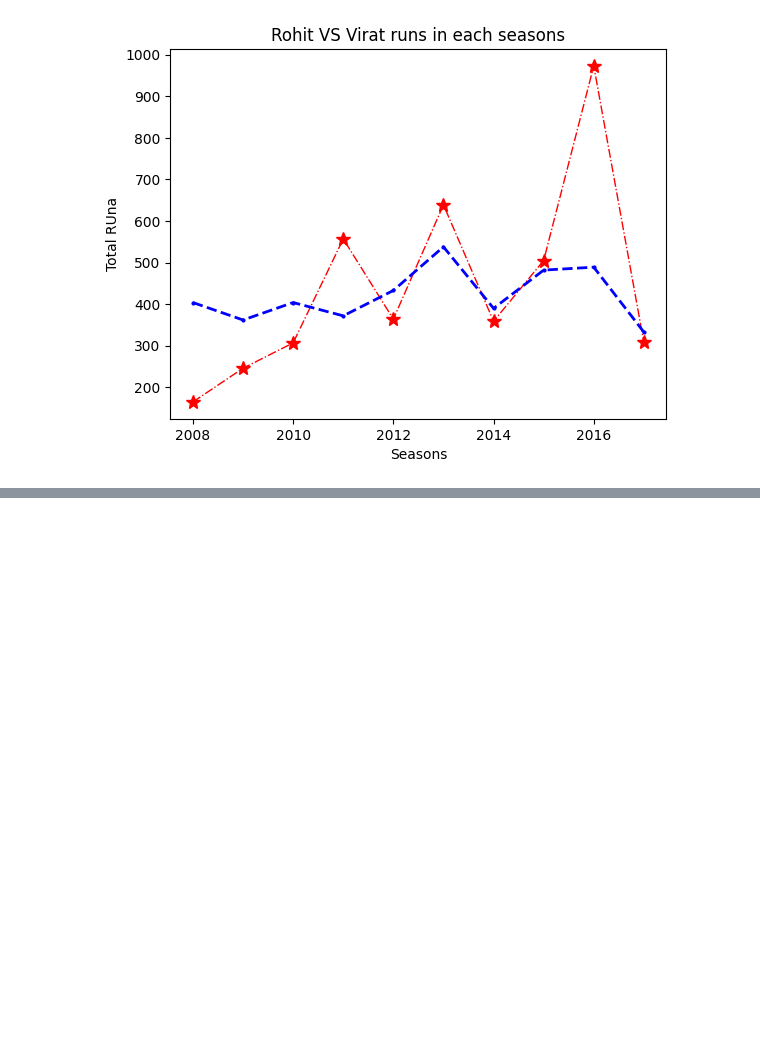
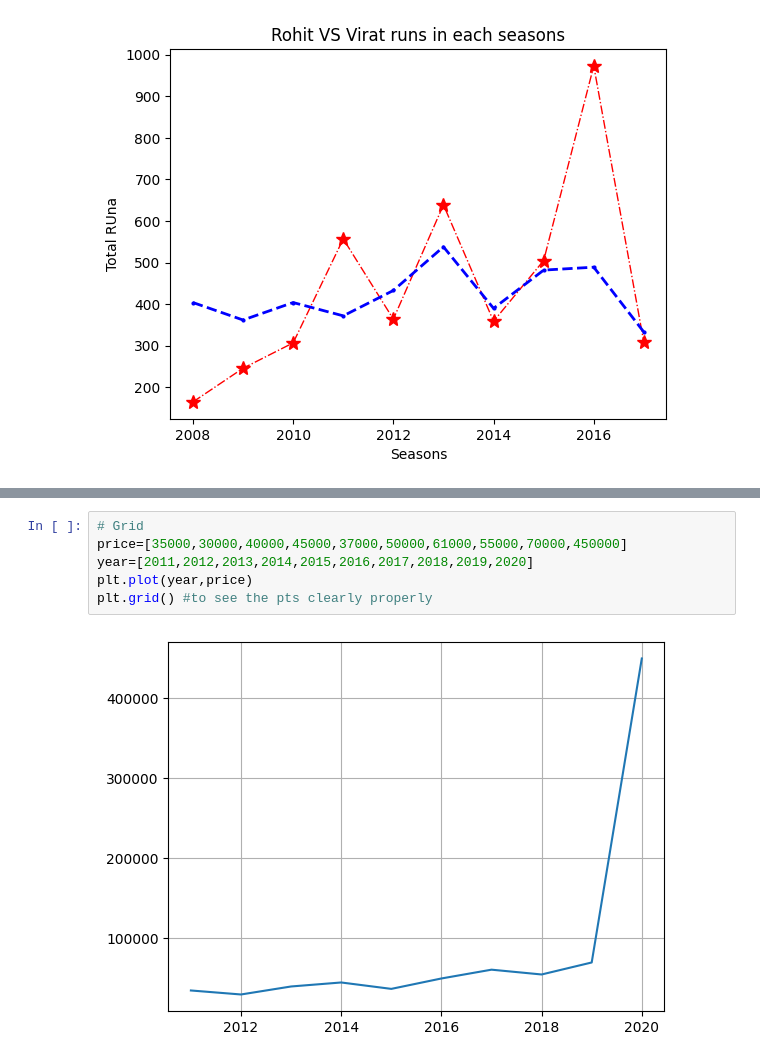
Before and after one commit to Rohit8022/AI-internship-training, a Jupyter notebook: Matplotlib.ipynb, the cells around one changed output, grey strips where cells are left out. Drawn from its saved outputs; the diff is of its cells as text; blank space fills up the shorter version.

```diff
--- a/Matplotlib.ipynb
+++ b/Matplotlib.ipynb
@@ -40,0 +51,8 @@ plt.legend() # LOCATION OF LEGEND CAN ALSO BE MANUALLY SELECTED
+# %%
+# Grid
+price=[35000,30000,40000,45000,37000,50000,61000,55000,70000,450000]
+year=[2011,2012,2013,2014,2015,2016,2017,2018,2019,2020]
+plt.plot(year,price)
+plt.grid() #to see the pts clearly properly
+# %% [output]
+[figure, added]
```
Also changed, not shown: parts of 2 cells of this notebook.
